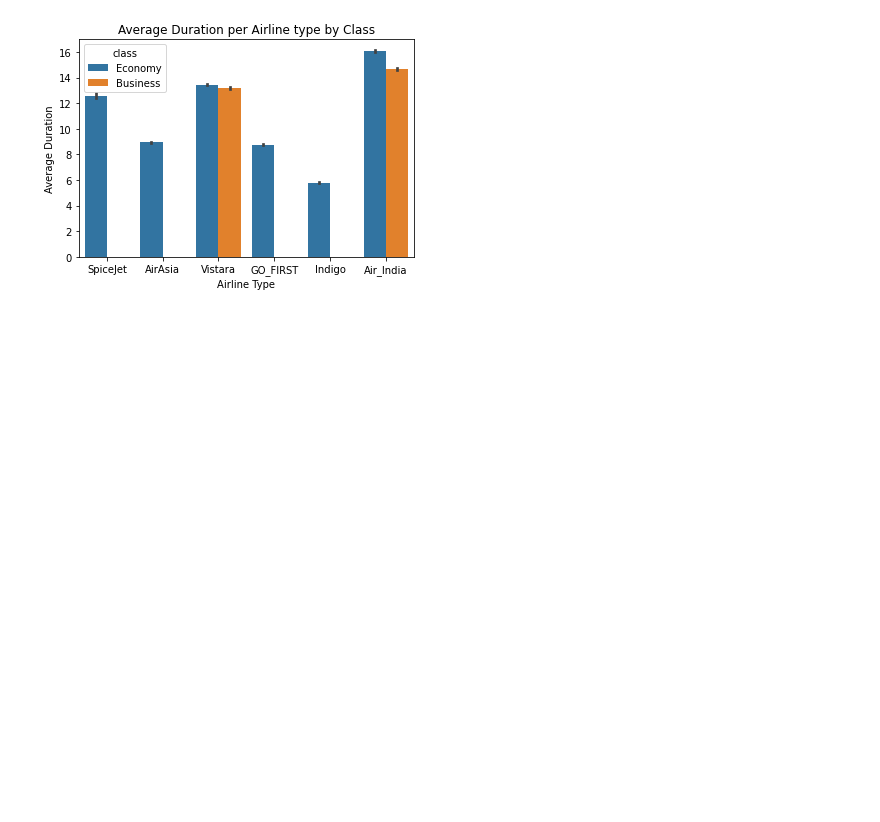
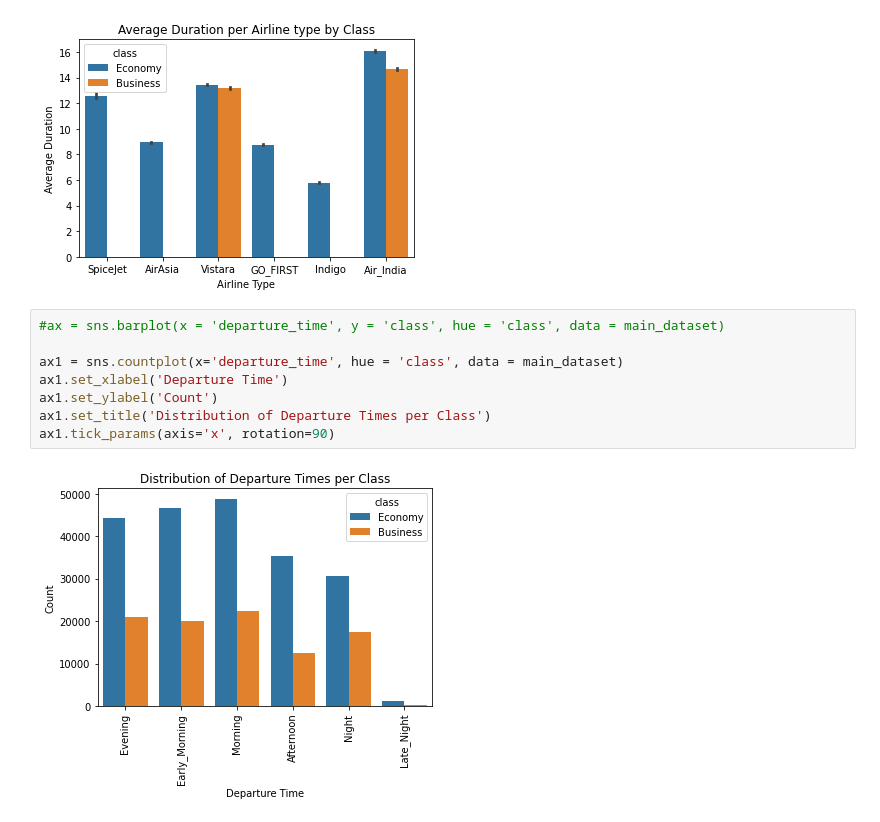
Before and after one commit to COGS118A/Group024-Sp22, a Jupyter notebook: 118A_1_DataCleaning_PrelimEDA.ipynb, the cells around one changed output. Saved outputs shown, nothing was run; the diff lists cells and outputs as text; blank space fills up the shorter version.

Commit message:
plots

```diff
--- a/118A_1_DataCleaning_PrelimEDA.ipynb
+++ b/118A_1_DataCleaning_PrelimEDA.ipynb
@@ -249,3 +249,13 @@ plt.ylabel('Average Duration')
 # %% [output]
 Text(0, 0.5, 'Average Duration')
 [figure]
+# %%
+#ax = sns.barplot(x = 'departure_time', y = 'class', hue = 'class', data = main_dataset)
+
+ax1 = sns.countplot(x='departure_time', hue = 'class', data = main_dataset)
+ax1.set_xlabel('Departure Time')
+ax1.set_ylabel('Count')
+ax1.set_title('Distribution of Departure Times per Class')
+ax1.tick_params(axis='x', rotation=90)
+# %% [output]
+[figure, added]
```
Also changed, not shown: parts of 3 cells of this notebook.
